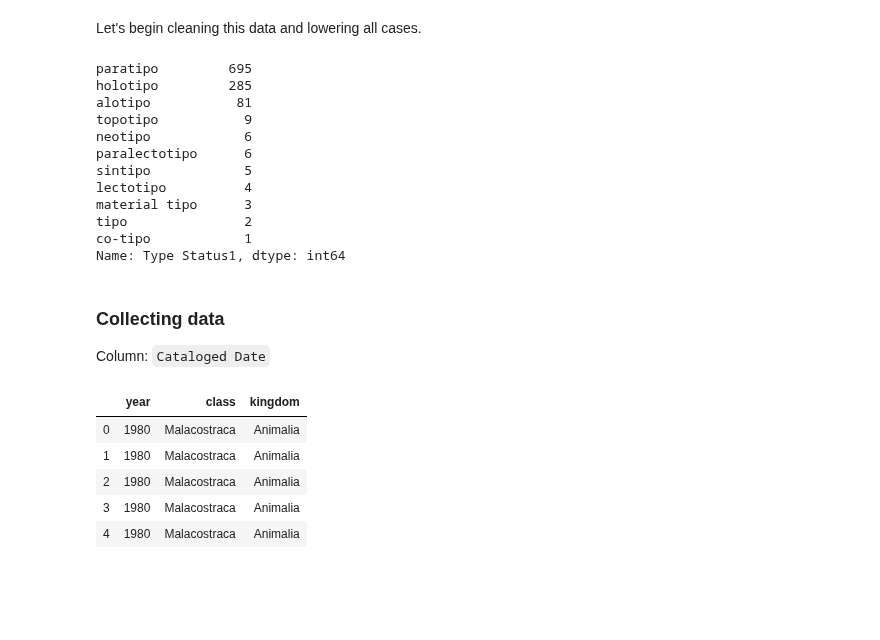
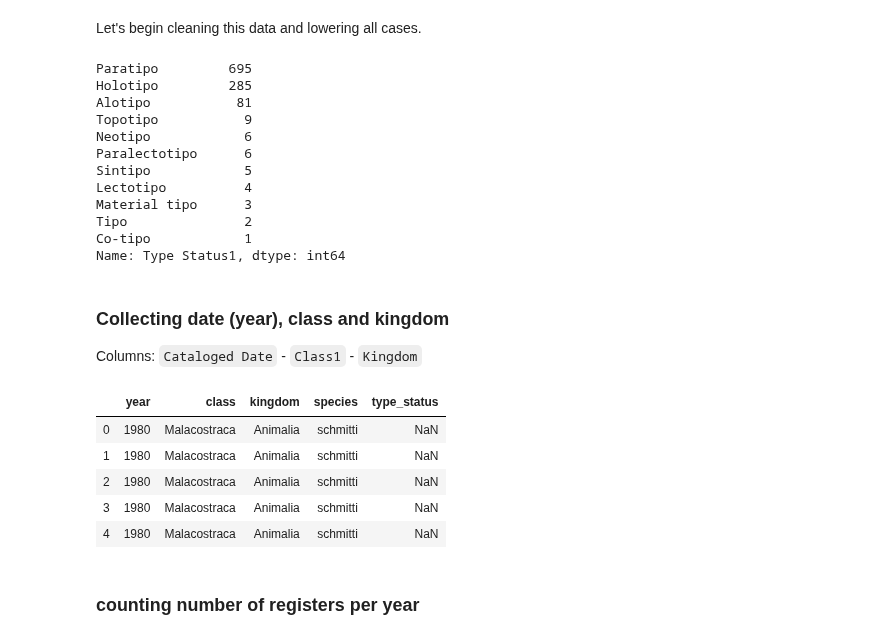
Before and after one commit to aslamedeiros/Vis_Zoo---Fase-1, a Jupyter notebook: DB_exploration.ipynb, the cells around one changed output. Cells and saved outputs as stored; diff of their text form; code cells hidden in the pictures; blank space fills up the shorter version.

```diff
--- a/DB_exploration.ipynb
+++ b/DB_exploration.ipynb
@@ -35,7 +40,7 @@ The excel file contains the following sheets: ['Banco de Dados Colecao Carcinol'
 Database is in sheet: Banco de Dados Colecao Carcinol
 # %%
 # db = excel.parse(sheet_name[0], sep=';', encoding='utf-8-sig')
-db = pd.read_csv('db.csv', sep=',', encoding='utf-8-sig')
+db = pd.read_csv('db.csv', sep=',', encoding='utf-8-sig', low_memory=False)
 print(f'The database has {db.shape[0]} rows and {db.shape[1]} columns.')
 # %% [output]
 The database has 28689 rows and 132 columns.
@@ -50,3 +83,3 @@ db.head(3)
 # %%
-for col in db.columns:
-    print('-', col)
+# for col in db.columns:
+#     print('-', col)
@@ -115,54 +124,54 @@ Name: Type Status1, dtype: int64
 # %% [markdown]
 Let's begin cleaning this data and lowering all cases.
 # %%
-crustaceas['Type Status1'] = crustaceas['Type Status1'].str.strip().str.lower()
+crustaceas['Type Status1'] = crustaceas['Type Status1'].str.strip().str.lower().str.capitalize()
 # %%
 crustaceas['Type Status1'].value_counts()
 # %% [output]
-paratipo         695
-holotipo         285
-alotipo           81
-topotipo           9
-neotipo            6
-paralectotipo      6
-sintipo            5
-lectotipo          4
-material tipo      3
-tipo               2
-co-tipo            1
+Paratipo         695
+Holotipo         285
+Alotipo           81
+Topotipo           9
+Neotipo            6
+Paralectotipo      6
+Sintipo            5
+Lectotipo          4
+Material tipo      3
+Tipo               2
+Co-tipo            1
 Name: Type Status1, dtype: int64
-# %% [markdown]
-### Collecting data
-
-Column: `Cataloged Date`
+# %% [markdown]
+### Collecting date (year), class and kingdom
+
+Columns: `Cataloged Date` - `Class1` - `Kingdom`
 # %%
-Table_Date = crustaceas[['Cataloged Date','Class1','Kingdom']].copy()
+Table = crustaceas[['Cataloged Date','Class1','Kingdom', 'Species1', 'Type Status1']].copy()
 
+d = []
 counter=0
-for row in Table_Date['Cataloged Date']:
-#     print(row)
+for row in Table['Cataloged Date']:
     if not str(row).find('/')==-1:
         dates_values = str(row).split("/")
         year = int(dates_values[0])
         month = int(dates_values[1])
         if (month>1) and (month<12):
             #store the year and month in a datetime datatype for later sorting
             dateRecord = datetime.datetime(year,month,1)
-#         else:
-#             #if the month is not valid, then use 1/1/1 as the date
-#             dateRecord = dt.datetime(1,1,1)
-#     else:
-#         #if the date is nan, then use 1/1/1 as the date
-#         dateRecord = dt.datetime(1,1,1)
-    d.append({'year':year, 'class':Table_Date.loc[counter,'Class1'],
-              'kingdom':Table_Date.loc[counter,'Kingdom']})
+
+    d.append({'year':year, 'class':Table.loc[counter,'Class1'],
+              'kingdom':Table.loc[counter,'Kingdom'], 'species':Table.loc[counter,'Species1'],
+              'type_status':Table.loc[counter,'Type Status1']
+             })
     counter = counter+1
-NewTable_Date = pd.DataFrame(d)
-NewTable_Date.head()
+
+NewTable = pd.DataFrame(d)
+NewTable.head()
 # %% [output]
-|  | year | class | kingdom |
-| 0 | 1980 | Malacostraca | Animalia |
-| 1 | 1980 | Malacostraca | Animalia |
-| 2 | 1980 | Malacostraca | Animalia |
-| 3 | 1980 | Malacostraca | Animalia |
-| 4 | 1980 | Malacostraca | Animalia |
+|  | year | class | kingdom | species | type_status |
+| 0 | 1980 | Malacostraca | Animalia | schmitti | NaN |
+| 1 | 1980 | Malacostraca | Animalia | schmitti | NaN |
+| 2 | 1980 | Malacostraca | Animalia | schmitti | NaN |
+| 3 | 1980 | Malacostraca | Animalia | schmitti | NaN |
+| 4 | 1980 | Malacostraca | Animalia | schmitti | NaN |
+# %% [markdown]
+### counting number of registers per year
```
Also changed, not shown: parts of 54 cells of this notebook, 3 other files.
